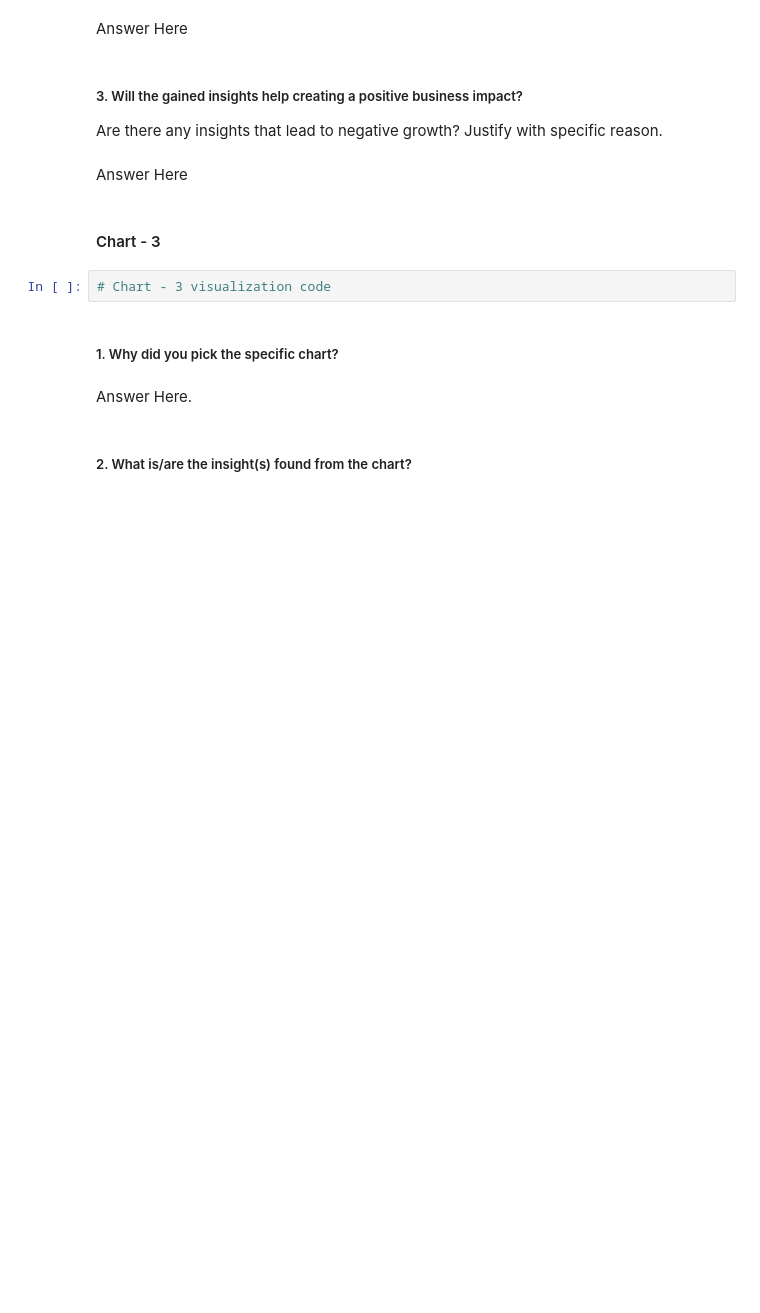
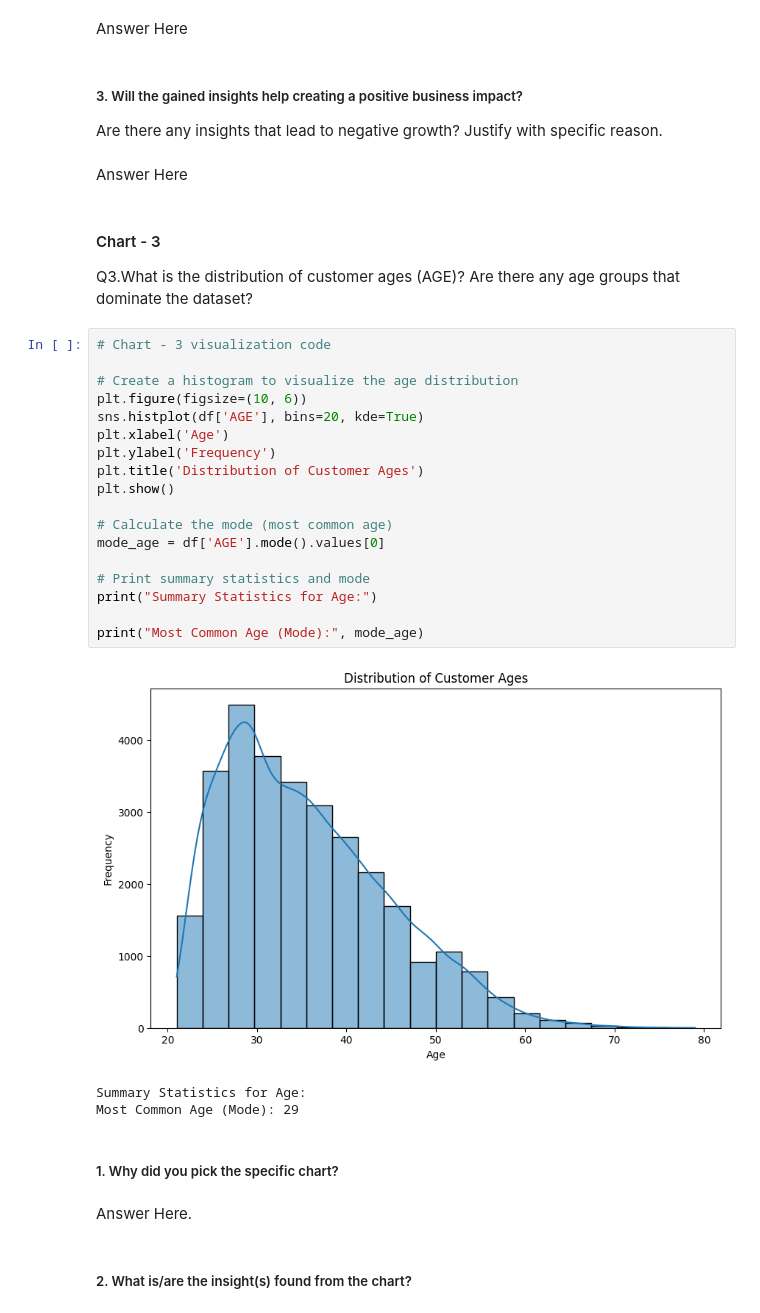
Before and after one commit to Jassibro/CREDIT-CARD-DEFAULT-PREDICTION, a Jupyter notebook: CREDIT_CARD_DEFAULT_PREDICTION.ipynb, the cells around one changed output. Drawn from its saved outputs; the diff is of its cells as text; blank space fills up the shorter version.

```diff
--- a/CREDIT_CARD_DEFAULT_PREDICTION.ipynb
+++ b/CREDIT_CARD_DEFAULT_PREDICTION.ipynb
@@ -204,10 +374,31 @@ Answer Here
 Are there any insights that lead to negative growth? Justify with specific reason.
 # %% [markdown]
 Answer Here
-# %% [markdown]
-#### Chart - 3
-# %%
-# Chart - 3 visualization code
+# %% [markdown]
+#### Chart - 3
+Q3.What is the distribution of customer ages (AGE)? Are there any age groups that dominate the dataset?
+# %%
+# Chart - 3 visualization code
+
+# Create a histogram to visualize the age distribution
+plt.figure(figsize=(10, 6))
+sns.histplot(df['AGE'], bins=20, kde=True)
+plt.xlabel('Age')
+plt.ylabel('Frequency')
+plt.title('Distribution of Customer Ages')
+plt.show()
+
+# Calculate the mode (most common age)
+mode_age = df['AGE'].mode().values[0]
+
+# Print summary statistics and mode
+print("Summary Statistics for Age:")
+
+print("Most Common Age (Mode):", mode_age)
+# %% [output]
+[figure, added]
+Summary Statistics for Age:
+Most Common Age (Mode): 29
 # %% [markdown]
 ##### 1. Why did you pick the specific chart?
 # %% [markdown]
```
Also changed, not shown: parts of 111 cells of this notebook.
